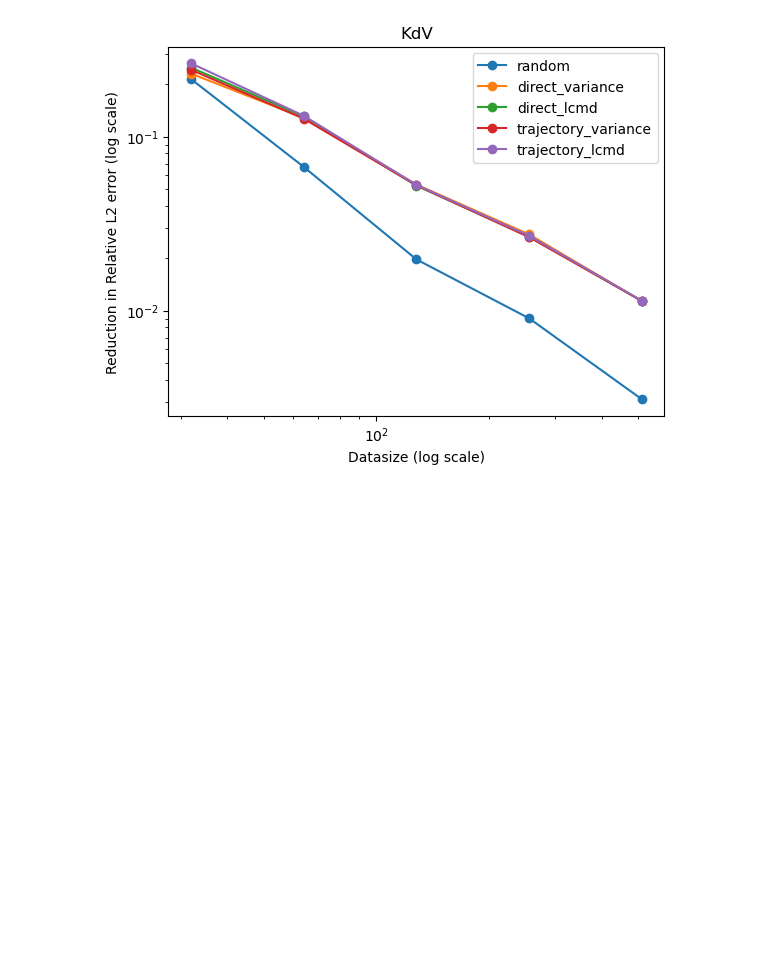
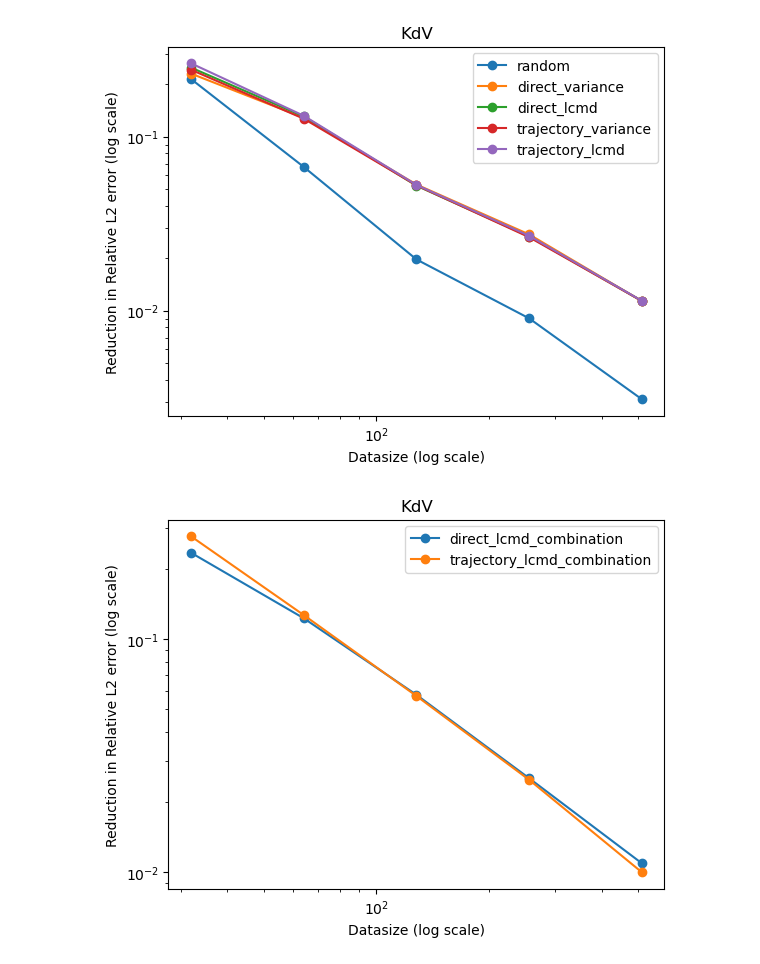
Before and after one commit to yegonkim/stap, a Jupyter notebook: plot_results.ipynb, the cells around one changed output. Drawn from its saved outputs; the diff is of its cells as text; code cells hidden in the pictures; blank space fills up the shorter version.

Commit message:
changed plot

```diff
--- a/plot_results.ipynb
+++ b/plot_results.ipynb
@@ -91,3 +91,35 @@ for equation in ['KdV']:
         plt.legend()
 # %% [output]
 [figure]
+# %%
+results = [
+    {32: {'datasize': [32, 64], 'rel_l2': [0.4559093117713928, 0.2209615707397461], 'rel_l2_trajectory': [0.27587181329727173, 0.12839041650295258]}, 64: {'datasize': [64, 96], 'rel_l2': [0.2473108321428299, 0.12431727349758148], 'rel_l2_trajectory': [0.14593110978603363, 0.0711544007062912]}, 128: {'datasize': [128, 160], 'rel_l2': [0.13617558777332306, 0.07847975939512253], 'rel_l2_trajectory': [0.07850988954305649, 0.043993718922138214]}, 256: {'datasize': [256, 288], 'rel_l2': [0.07027699798345566, 0.04497718811035156], 'rel_l2_trajectory': [0.03982493281364441, 0.02515002153813839]}, 512: {'datasize': [512, 544], 'rel_l2': [0.038071028888225555, 0.027154479175806046], 'rel_l2_trajectory': [0.021400654688477516, 0.015349963679909706]}},
+    {32: {'datasize': [32, 64], 'rel_l2': [0.45493069291114807, 0.17861855030059814], 'rel_l2_trajectory': [0.2752259373664856, 0.10361836850643158]}, 64: {'datasize': [64, 96], 'rel_l2': [0.2497648298740387, 0.12284811586141586], 'rel_l2_trajectory': [0.14743521809577942, 0.07069758325815201]}, 128: {'datasize': [128, 160], 'rel_l2': [0.13703854382038116, 0.07998895645141602], 'rel_l2_trajectory': [0.07890178263187408, 0.04510485753417015]}, 256: {'datasize': [256, 288], 'rel_l2': [0.07161663472652435, 0.04670330137014389], 'rel_l2_trajectory': [0.0405750647187233, 0.02637697197496891]}, 512: {'datasize': [512, 544], 'rel_l2': [0.03777207061648369, 0.027779361233115196], 'rel_l2_trajectory': [0.02126902900636196, 0.015721525996923447]}},
+]
+
+names = [
+    'direct_lcmd_combination',
+    'trajectory_lcmd_combination',
+]
+# %%
+
+from matplotlib import pyplot as plt
+
+for equation in ['KdV']:
+
+    plt.figure()
+
+    for i in range(len(results)):
+        datasize_list = list(results[i].keys())
+        initial_rel_l2 = [results[i][datasize]['rel_l2'][0] for datasize in datasize_list]
+        final_rel_l2 = [results[i][datasize]['rel_l2'][1] for datasize in datasize_list]
+        improvement = [initial_rel_l2[j] - final_rel_l2[j] for j in range(len(datasize_list))]
+        plt.plot(datasize_list, improvement, 'o-', label=f'{names[i]}')
+        plt.xscale('log')
+        plt.yscale('log')
+        plt.xlabel('Datasize (log scale)')
+        plt.ylabel('Reduction in Relative L2 error (log scale)')
+        plt.title(f'{equation}')
+        plt.legend()
+# %% [output]
+[figure, added]
```
Also changed, not shown: parts of 3 cells of this notebook, 2 other files.
